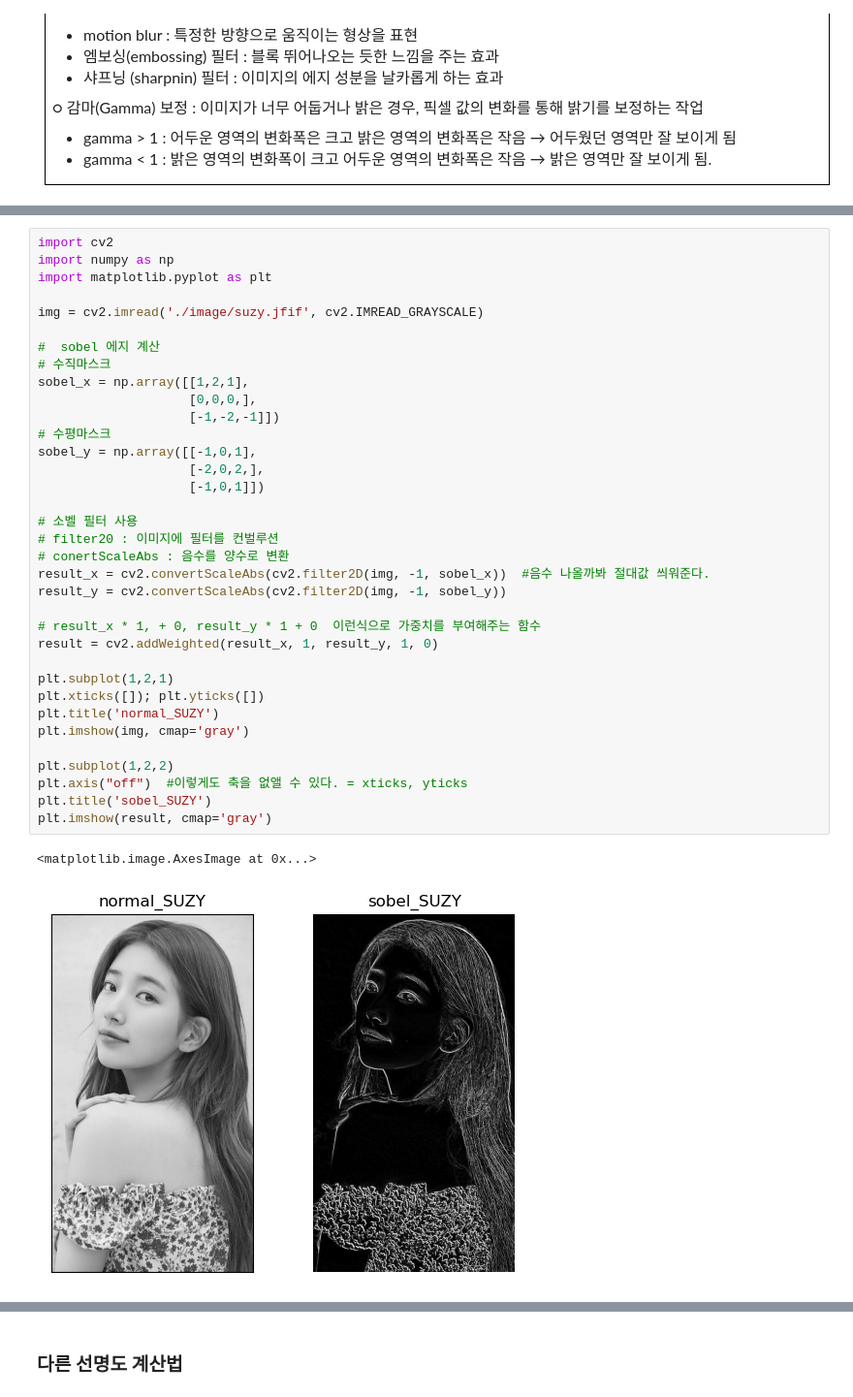
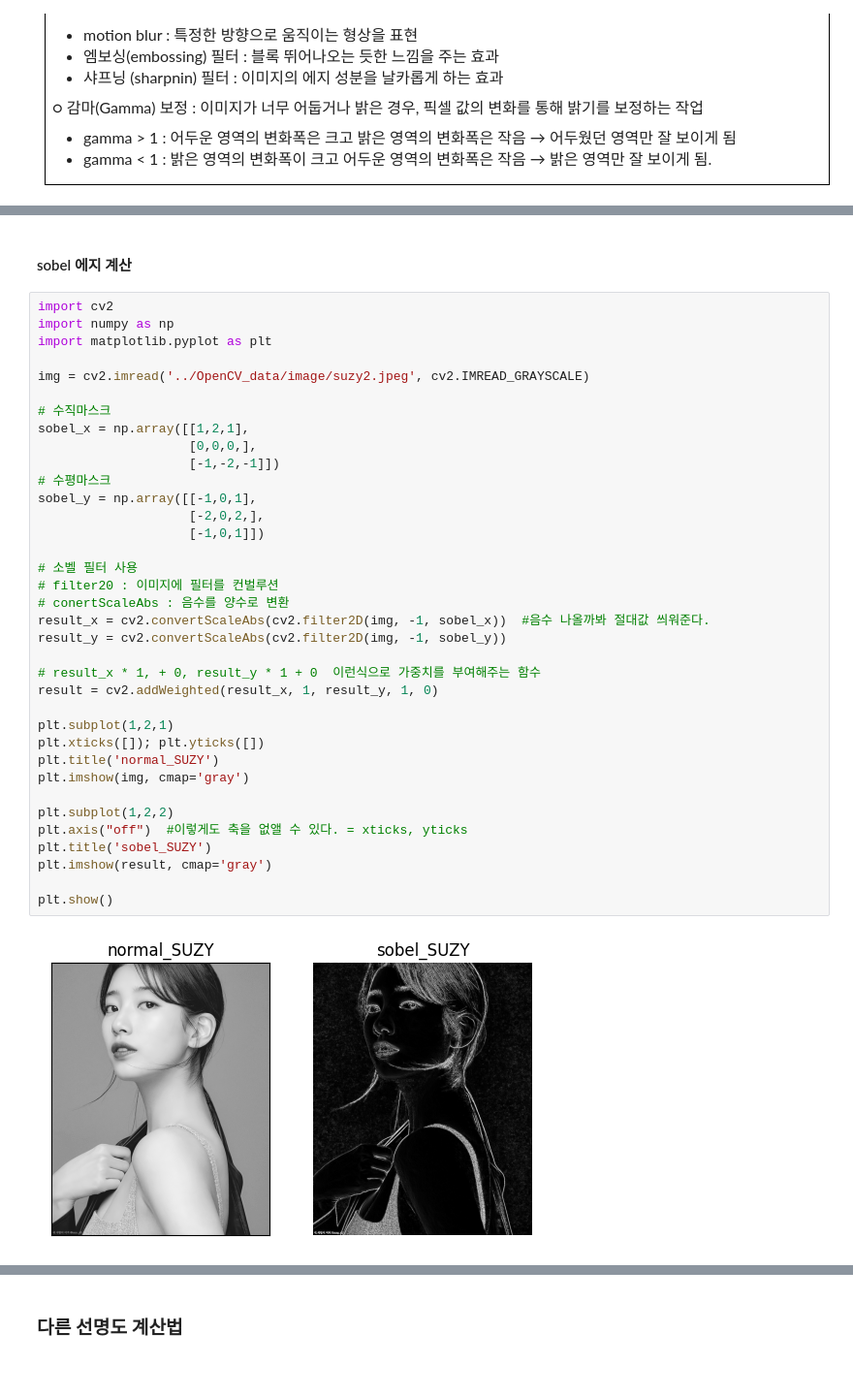
Before and after one commit to choiyun9yu/05.ComputerVision, a Jupyter notebook: OpenCV08_에지필터링.ipynb, the cells around one changed output, grey strips where cells are left out. Shown at 97% size. Cells and saved outputs as stored; diff of their text form; blank space fills up the shorter version.

```diff
--- a/OpenCV08_에지필터링.ipynb
+++ b/OpenCV08_에지필터링.ipynb
@@ -72,41 +70,43 @@
   - 두 이미지를 각각 가중치를 주어 합침
   - 가중치의 값이 큰 이미지가 좀더 선명하게 나타남
   - result = x * a + y * b + c
+# %% [markdown]
+#### sobel 에지 계산
 # %%
 import cv2
 import numpy as np
 import matplotlib.pyplot as plt
 
-img = cv2.imread('./image/suzy.jfif', cv2.IMREAD_GRAYSCALE)
+img = cv2.imread('../OpenCV_data/image/suzy2.jpeg', cv2.IMREAD_GRAYSCALE)
 
-#  sobel 에지 계산
 # 수직마스크
 sobel_x = np.array([[1,2,1],
                     [0,0,0,],
                     [-1,-2,-1]])
 # 수평마스크
 sobel_y = np.array([[-1,0,1],
                     [-2,0,2,],
                     [-1,0,1]])
 
 # 소벨 필터 사용
 # filter20 : 이미지에 필터를 컨벌루션
 # conertScaleAbs : 음수를 양수로 변환
 result_x = cv2.convertScaleAbs(cv2.filter2D(img, -1, sobel_x))  #음수 나올까봐 절대값 씌워준다.
 result_y = cv2.convertScaleAbs(cv2.filter2D(img, -1, sobel_y))
 
 # result_x * 1, + 0, result_y * 1 + 0  이런식으로 가중치를 부여해주는 함수
 result = cv2.addWeighted(result_x, 1, result_y, 1, 0)
 
 plt.subplot(1,2,1)
 plt.xticks([]); plt.yticks([])
 plt.title('normal_SUZY')
 plt.imshow(img, cmap='gray')
 
 plt.subplot(1,2,2)
 plt.axis("off")  #이렇게도 축을 없앨 수 있다. = xticks, yticks
 plt.title('sobel_SUZY')
 plt.imshow(result, cmap='gray')
+
+plt.show()
 # %% [output]
-<matplotlib.image.AxesImage at 0x...>
-[figure, old version]
+[figure, new version]
```
Also changed, not shown: parts of 32 cells of this notebook, 20 other files.
